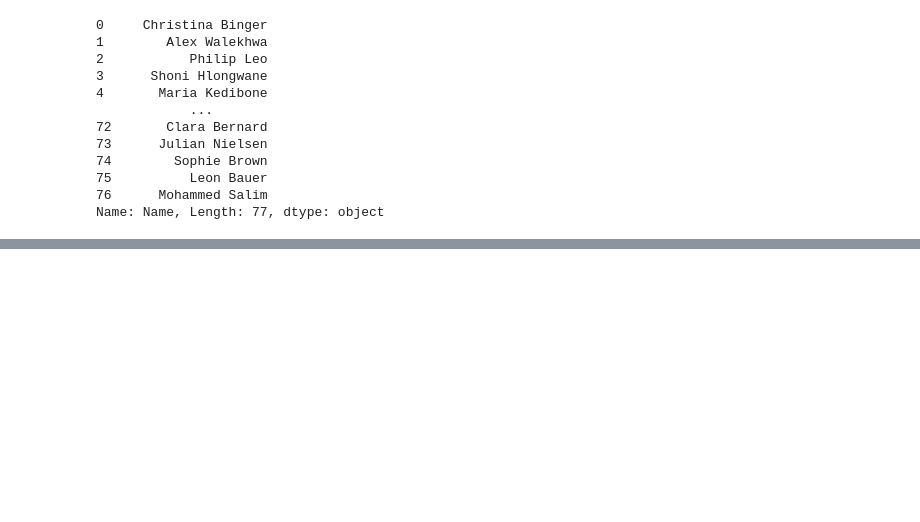
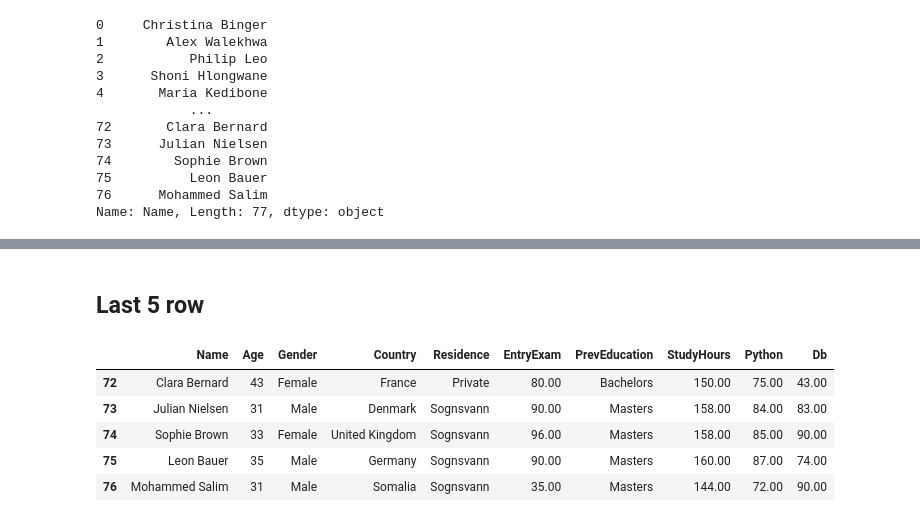
Before and after one commit to lukhi-laksh/Kaggle-Notebooks, a Jupyter notebook: Bi Intro/Bi_Intro.ipynb, the cells around one changed output, grey strips where cells are left out. Saved outputs shown, nothing was run; the diff lists cells and outputs as text; code cells hidden in the pictures; blank space fills up the shorter version.

```diff
--- a/Bi Intro/Bi_Intro.ipynb
+++ b/Bi Intro/Bi_Intro.ipynb
@@ -316,0 +324,11 @@ Name: Name, Length: 77, dtype: object
+# %% [markdown]
+## Last 5 row
+# %%
+df.tail()
+# %% [output]
+|  | Name | Age | Gender | Country | Residence | EntryExam | PrevEducation | StudyHours | Python | Db |
+| 72 | Clara Bernard | 43 | Female | France | Private | 80.00 | Bachelors | 150.00 | 75.00 | 43.00 |
+| 73 | Julian Nielsen | 31 | Male | Denmark | Sognsvann | 90.00 | Masters | 158.00 | 84.00 | 83.00 |
+| 74 | Sophie Brown | 33 | Female | United Kingdom | Sognsvann | 96.00 | Masters | 158.00 | 85.00 | 90.00 |
+| 75 | Leon Bauer | 35 | Male | Germany | Sognsvann | 90.00 | Masters | 160.00 | 87.00 | 74.00 |
+| 76 | Mohammed Salim | 31 | Male | Somalia | Sognsvann | 35.00 | Masters | 144.00 | 72.00 | 90.00 |
```
Also changed, not shown: parts of 13 cells of this notebook.
